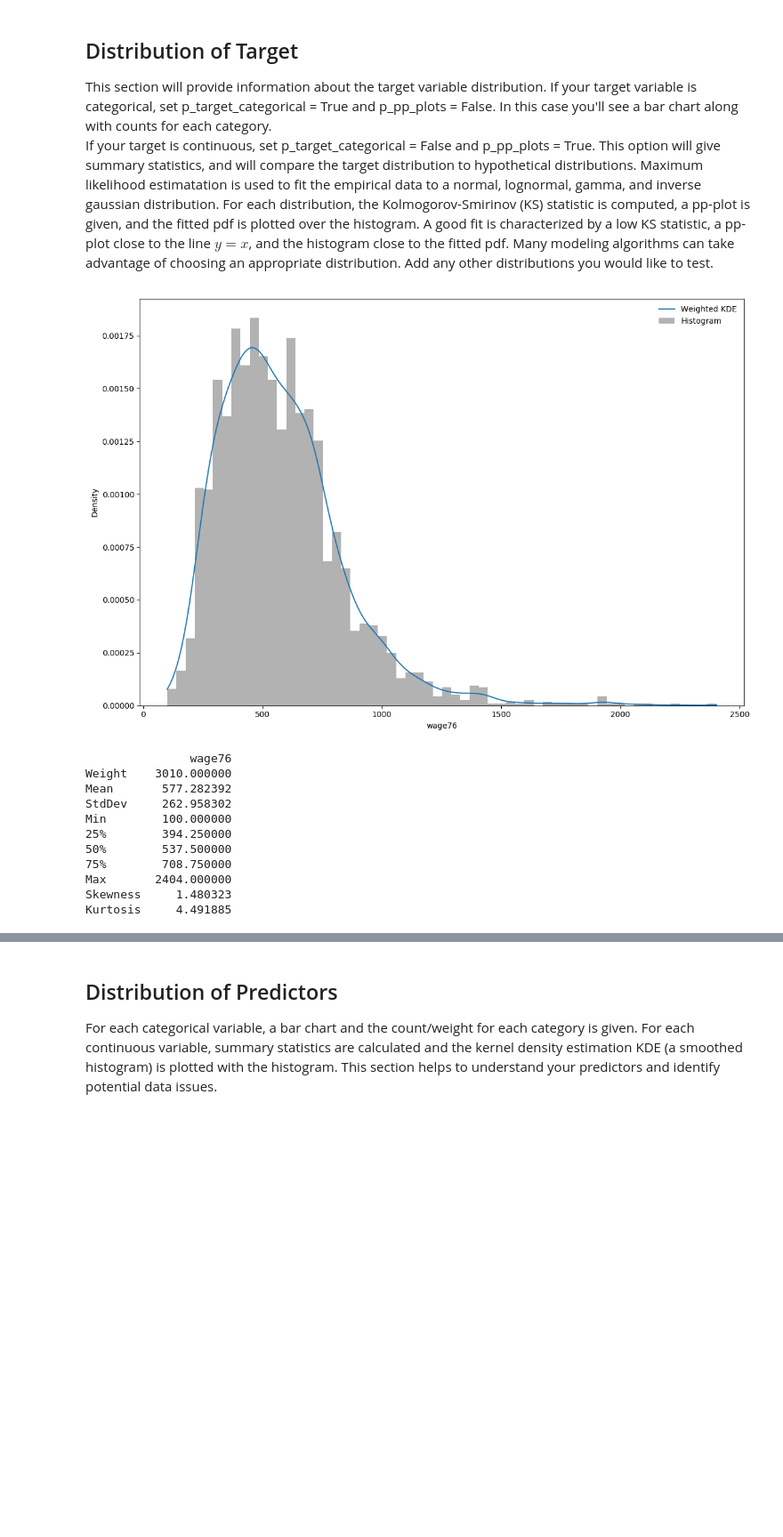
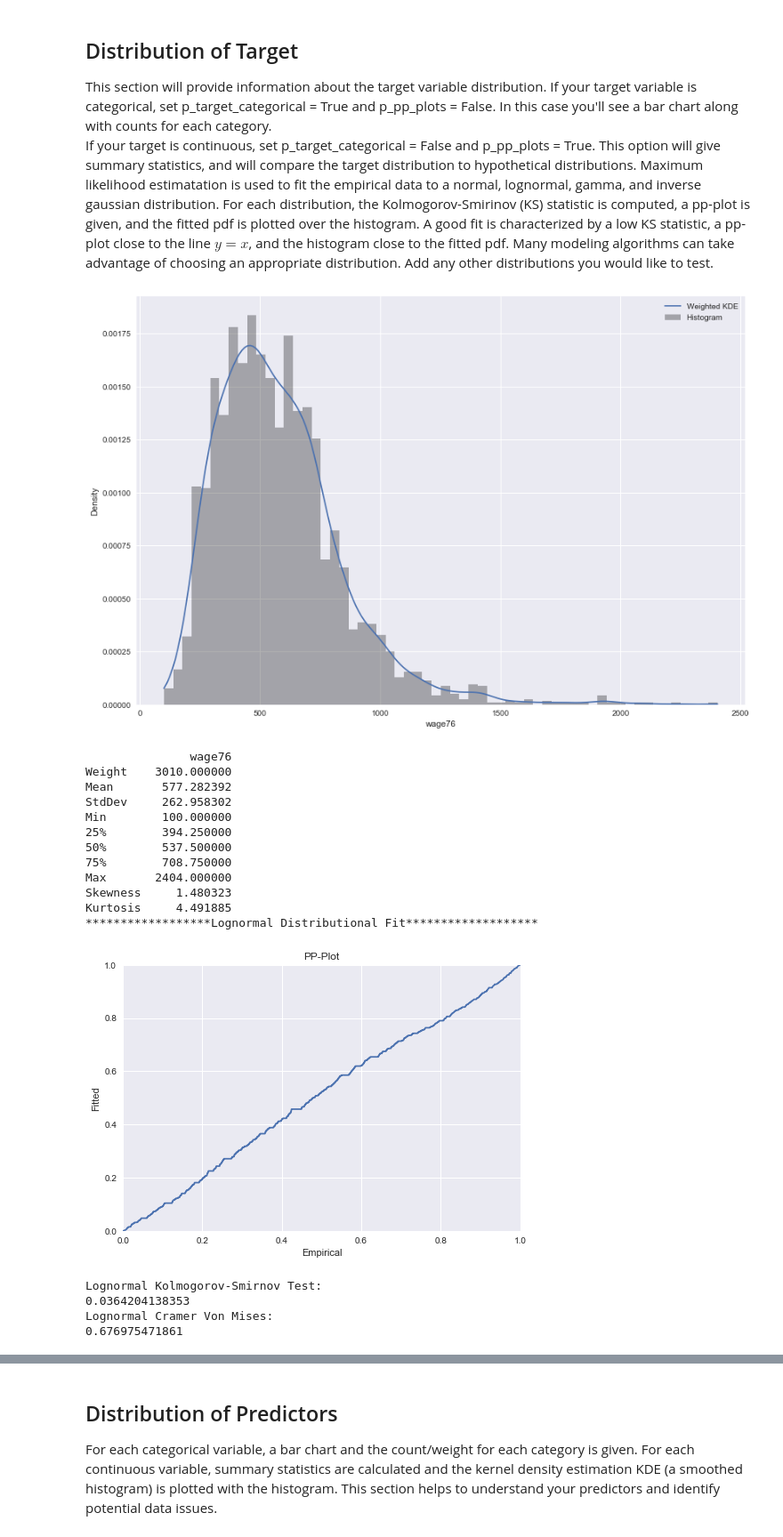
Before and after one commit to smith478/ModelTools, a Jupyter notebook: Jupyter Books/ExploratoryDataAnalysis-Schooling.ipynb, the cells around one changed output, grey strips where cells are left out. Shown at 89% size. Saved outputs shown, nothing was run; the diff lists cells and outputs as text; code cells hidden in the pictures; blank space fills up the shorter version.

```diff
--- a/Jupyter Books/ExploratoryDataAnalysis-Schooling.ipynb
+++ b/Jupyter Books/ExploratoryDataAnalysis-Schooling.ipynb
@@ -106,18 +106,24 @@ libcrd14 has thin data in level Null_Value, the portion is 0.004318936877076412.
 This section will provide information about the target variable distribution. If your target variable is categorical, set p_target_categorical = True and p_pp_plots = False. In this case you'll see a bar chart along with counts for each category.
 <br>
 If your target is continuous, set p_target_categorical = False and p_pp_plots = True. This option will give summary statistics, and will compare the target distribution to hypothetical distributions. Maximum likelihood estimatation is used to fit the empirical data to a normal, lognormal, gamma, and inverse gaussian distribution. For each distribution, the Kolmogorov-Smirinov (KS) statistic is computed, a pp-plot is given, and the fitted pdf is plotted over the histogram. A good fit is characterized by a low KS statistic, a pp-plot close to the line $y = x$, and the histogram close to the fitted pdf. Many modeling algorithms can take advantage of choosing an appropriate distribution. Add any other distributions you would like to test.
-# %%
-EDATools.TargetDist(dataset, target, p_target_categorical = False, p_pp_plots = False)
-# %% [output]
-[figure, removed]
-               wage76
-Weight    3010.000000
-Mean       577.282392
-StdDev     262.958302
-Min        100.000000
-25%        394.250000
-50%        537.500000
-75%        708.750000
-Max       2404.000000
-Skewness     1.480323
-Kurtosis     4.491885
+# %%
+model_data.target_dist()
+# %% [output]
+[figure, added]
+               wage76
+Weight    3010.000000
+Mean       577.282392
+StdDev     262.958302
+Min        100.000000
+25%        394.250000
+50%        537.500000
+75%        708.750000
+Max       2404.000000
+Skewness     1.480323
+Kurtosis     4.491885
+******************Lognormal Distributional Fit*******************
+[figure, added]
+Lognormal Kolmogorov-Smirnov Test:
+0.0364204138353
+Lognormal Cramer Von Mises:
+0.676975471861
```
Also changed, not shown: parts of 28 cells of this notebook, 6 other files.
